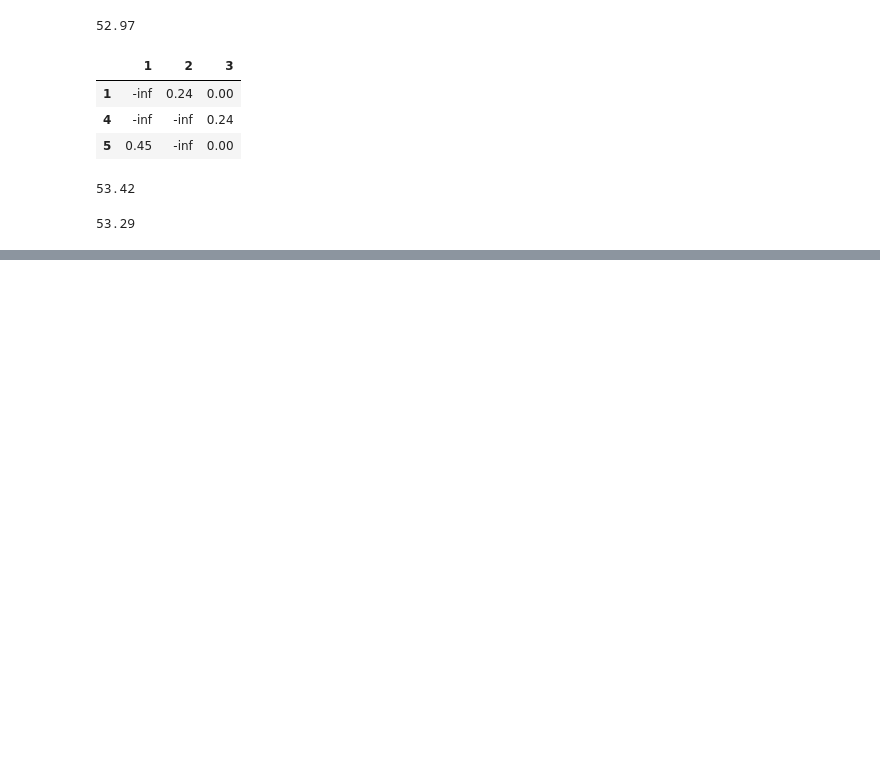
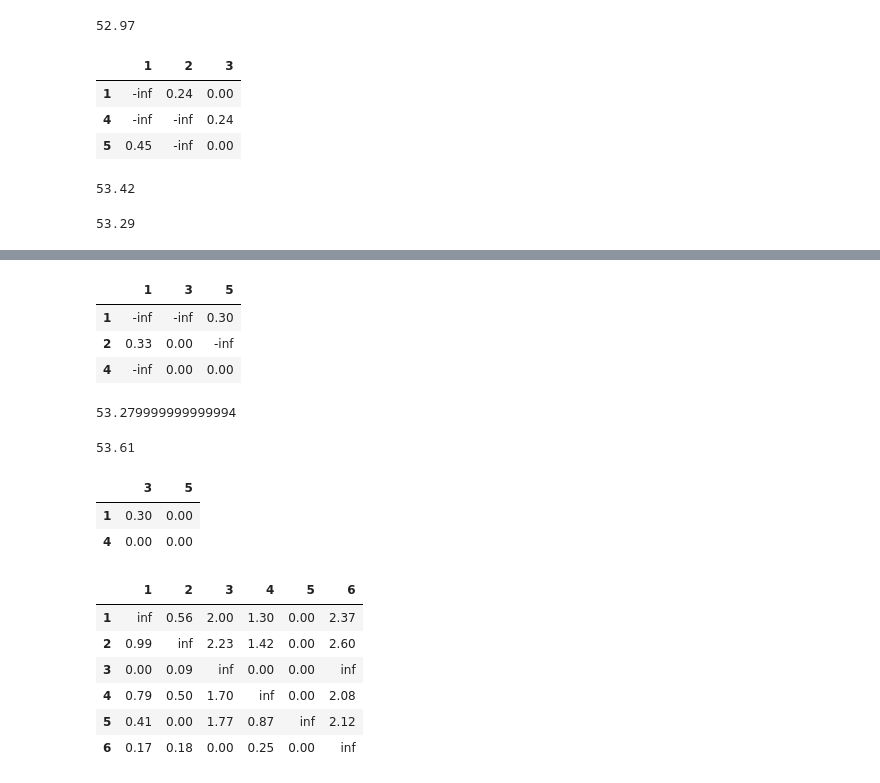
Before and after one commit to RerumNovarum/vsu-games, a Jupyter notebook: travelingsalesmanhelpers.ipynb, the cells around one changed output, grey strips where cells are left out. Saved outputs shown, nothing was run; the diff lists cells and outputs as text; code cells hidden in the pictures; blank space fills up the shorter version.

```diff
--- a/travelingsalesmanhelpers.ipynb
+++ b/travelingsalesmanhelpers.ipynb
@@ -327,0 +492,33 @@ C7
+# %%
+heuristic(C11)
+# %% [output]
+|  | 1 | 3 | 5 |
+| 1 | -inf | -inf | 0.30 |
+| 2 | 0.33 | 0.00 | -inf |
+| 4 | -inf | 0.00 | 0.00 |
+# %%
+53.23+.05
+# %% [output]
+53.279999999999994
+# %%
+53.28+.33
+# %% [output]
+53.61
+# %%
+C11.drop(2).drop(1, axis=1)
+# %% [output]
+|  | 3 | 5 |
+| 1 | 0.30 | 0.00 |
+| 4 | 0.00 | 0.00 |
+# %%
+C12 = C2.copy()
+C12.loc[3, 6] = np.infty
+C12
+# %% [output]
+|  | 1 | 2 | 3 | 4 | 5 | 6 |
+| 1 | inf | 0.56 | 2.00 | 1.30 | 0.00 | 2.37 |
+| 2 | 0.99 | inf | 2.23 | 1.42 | 0.00 | 2.60 |
+| 3 | 0.00 | 0.09 | inf | 0.00 | 0.00 | inf |
+| 4 | 0.79 | 0.50 | 1.70 | inf | 0.00 | 2.08 |
+| 5 | 0.41 | 0.00 | 1.77 | 0.87 | inf | 2.12 |
+| 6 | 0.17 | 0.18 | 0.00 | 0.25 | 0.00 | inf |
```
Also changed, not shown: parts of 51 cells of this notebook.
